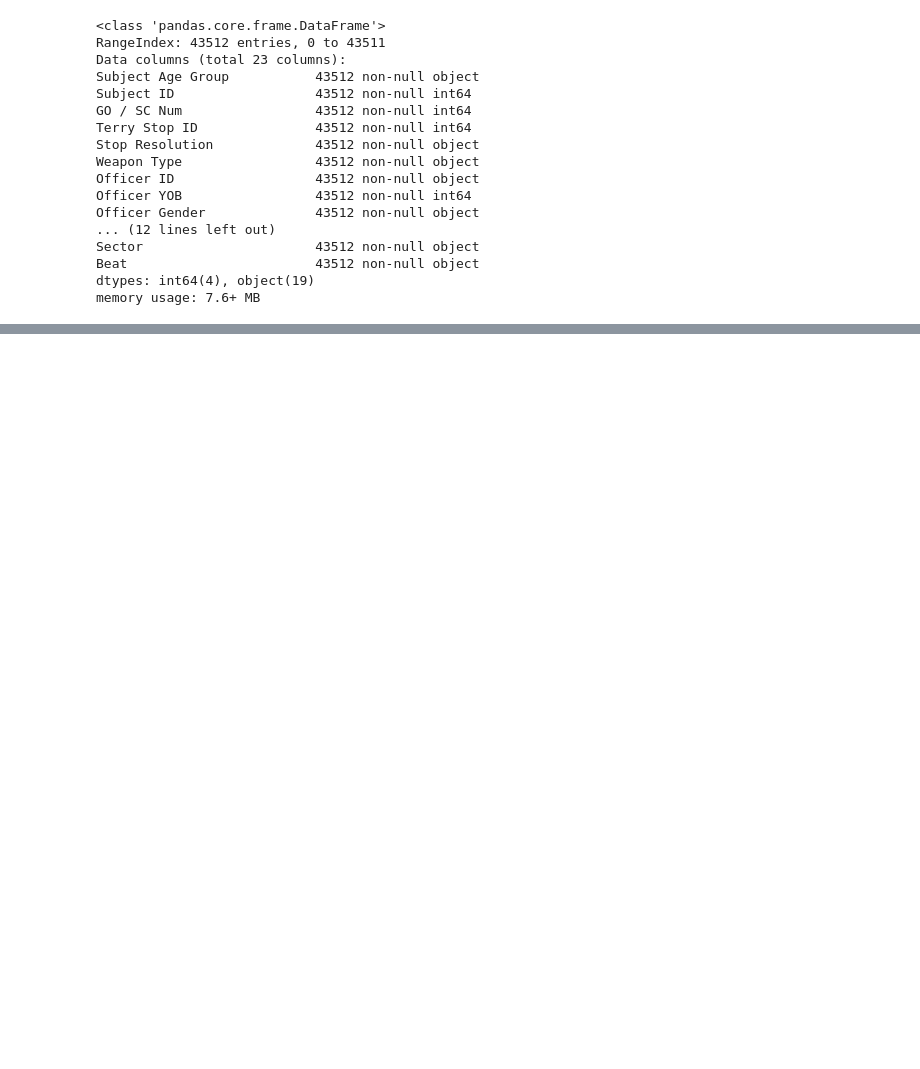
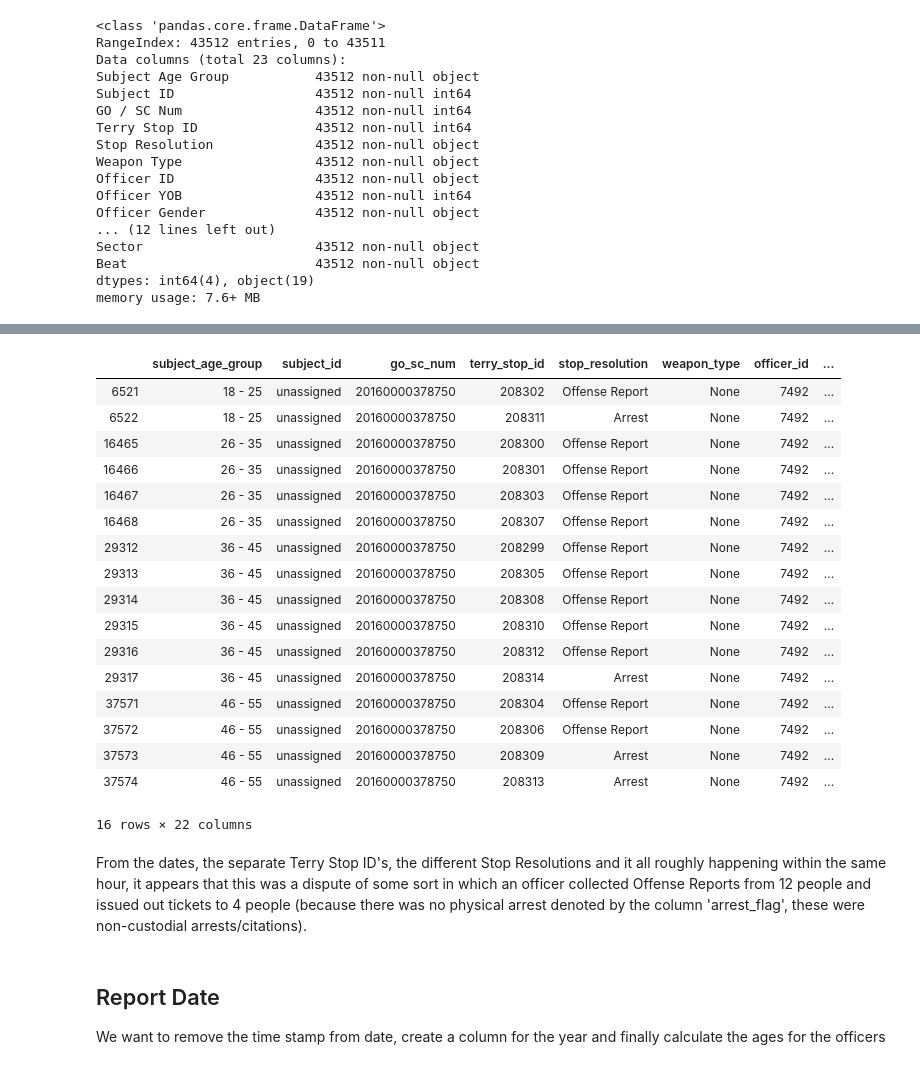
Before and after one commit to bmauss/LogReg_Analysis_of_Terry_Stops, a Jupyter notebook: Obtaining and Scrubbing Data.ipynb, the cells around one changed output, grey strips where cells are left out. Drawn from its saved outputs; the diff is of its cells as text; code cells hidden in the pictures; blank space fills up the shorter version.

```diff
--- a/Obtaining and Scrubbing Data.ipynb
+++ b/Obtaining and Scrubbing Data.ipynb
@@ -93,0 +171,4 @@ memory usage: 7.6+ MB
+# %%
+df = df[df['officer_gender'] != 'N']
+
+df.officer_gender.value_counts()
@@ -93,0 +190,4 @@ memory usage: 7.6+ MB
+# %%
+adf = df.copy()
+adf = adf.drop('officer_squad', axis=1)
+adf.columns
@@ -93,0 +244,3 @@ memory usage: 7.6+ MB
+# %%
+adf['subject_id'] = adf.subject_id.replace(-1, 'unassigned')
+adf.subject_id.value_counts()
@@ -93,0 +263,3 @@ memory usage: 7.6+ MB
+# %%
+stop_chk = adf[adf['go_sc_num'] > 1]
+stop_chk['go_sc_num'].value_counts()
@@ -93,0 +279,27 @@ memory usage: 7.6+ MB
+# %%
+stop_chk = stop_chk[stop_chk['go_sc_num'] == 20160000378750]
+stop_chk
+# %% [output]
+|  | subject_age_group | subject_id | go_sc_num | terry_stop_id | stop_resolution | weapon_type | officer_id | ... |
+| 6521 | 18 - 25 | unassigned | 20160000378750 | 208302 | Offense Report | None | 7492 | ... |
+| 6522 | 18 - 25 | unassigned | 20160000378750 | 208311 | Arrest | None | 7492 | ... |
+| 16465 | 26 - 35 | unassigned | 20160000378750 | 208300 | Offense Report | None | 7492 | ... |
+| 16466 | 26 - 35 | unassigned | 20160000378750 | 208301 | Offense Report | None | 7492 | ... |
+| 16467 | 26 - 35 | unassigned | 20160000378750 | 208303 | Offense Report | None | 7492 | ... |
+| 16468 | 26 - 35 | unassigned | 20160000378750 | 208307 | Offense Report | None | 7492 | ... |
+| 29312 | 36 - 45 | unassigned | 20160000378750 | 208299 | Offense Report | None | 7492 | ... |
+| 29313 | 36 - 45 | unassigned | 20160000378750 | 208305 | Offense Report | None | 7492 | ... |
+| 29314 | 36 - 45 | unassigned | 20160000378750 | 208308 | Offense Report | None | 7492 | ... |
+| 29315 | 36 - 45 | unassigned | 20160000378750 | 208310 | Offense Report | None | 7492 | ... |
+| 29316 | 36 - 45 | unassigned | 20160000378750 | 208312 | Offense Report | None | 7492 | ... |
+| 29317 | 36 - 45 | unassigned | 20160000378750 | 208314 | Arrest | None | 7492 | ... |
+| 37571 | 46 - 55 | unassigned | 20160000378750 | 208304 | Offense Report | None | 7492 | ... |
+| 37572 | 46 - 55 | unassigned | 20160000378750 | 208306 | Offense Report | None | 7492 | ... |
+| 37573 | 46 - 55 | unassigned | 20160000378750 | 208309 | Arrest | None | 7492 | ... |
+| 37574 | 46 - 55 | unassigned | 20160000378750 | 208313 | Arrest | None | 7492 | ... |
+16 rows × 22 columns
+# %% [markdown]
+From the dates, the separate Terry Stop ID's, the different Stop Resolutions and it all roughly happening within the same hour, it appears that this was a dispute of some sort in which an officer collected Offense Reports from 12 people and issued out tickets to 4 people (because there was no physical arrest denoted by the column 'arrest_flag', these were non-custodial arrests/citations).
+# %% [markdown]
+## Report Date
+We want to remove the time stamp from date, create a column for the year and finally calculate the ages for the officers
```
Also changed, not shown: parts of 34 cells of this notebook, 2 other files.
